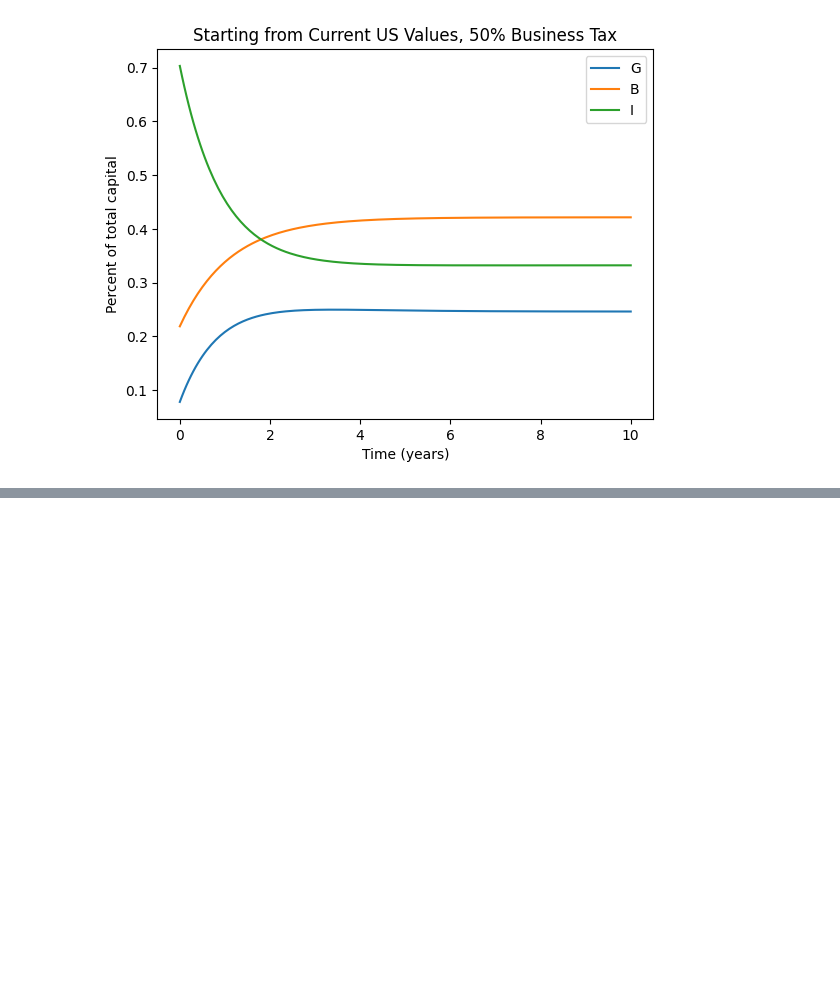
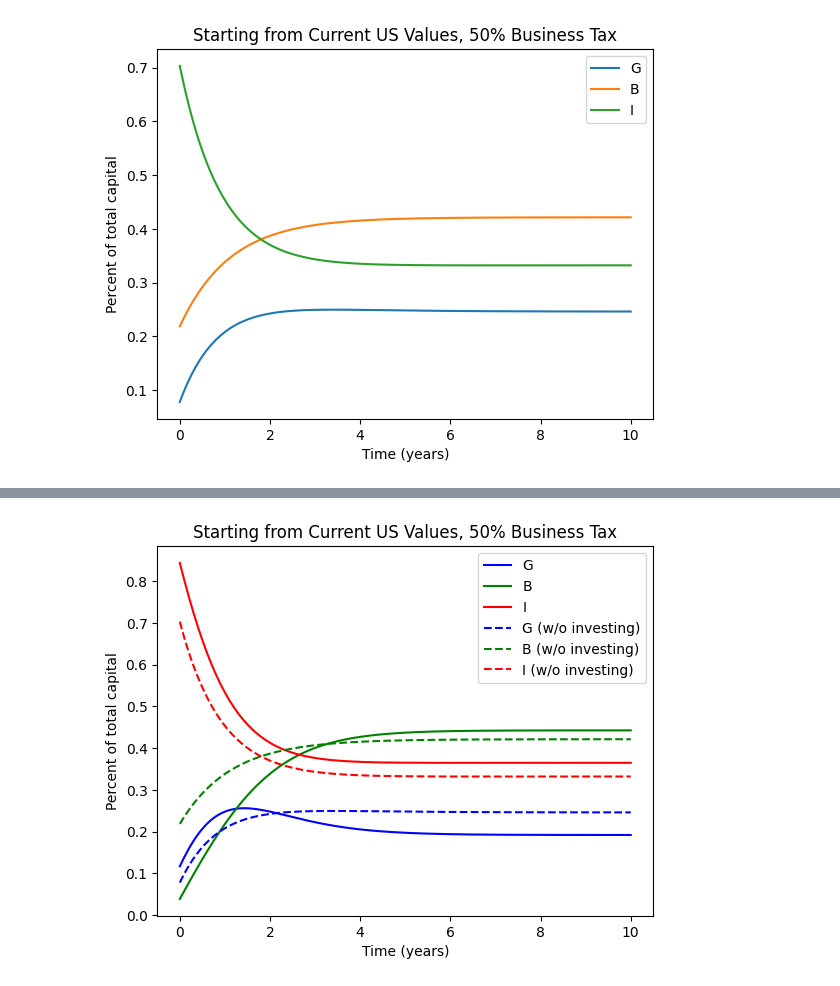
Before and after one commit to TeayounK/Vol4-Project, a Jupyter notebook: models.ipynb, the cells around one changed output, grey strips where cells are left out. Drawn from its saved outputs; the diff is of its cells as text; code cells hidden in the pictures; blank space fills up the shorter version.

```diff
--- a/models.ipynb
+++ b/models.ipynb
@@ -179,0 +219,67 @@ Text(0.5, 1.0, 'Starting from Current US Values, 50% Business Tax')
+# %%
+tau_i = .085
+tau_b = .5
+beta = 0.7
+gamma = 0.5
+alpha = 0.75
+delta = .25
+i_i = 0.2
+i_g = 0.5
+# Make the ODE function
+def ode(t, y):
+    '''defines the ode system'''
+    G = y[0]
+    B = y[1]
+    I = y[2]
+    k1 = i_g/B
+    k3 = i_i/B
+    # Solve explicit parts of the ODE
+    v1 = tau_i*(gamma*B + delta*G) + tau_b*(alpha*I + beta*G) - beta*G - delta*G - i_g*G
+    v2 = alpha*I + beta*G - gamma*B - tau_b*(alpha*I + beta*G) + i_g*G + i_i*I
+    v3 = gamma*B + delta*G - alpha*I - tau_i*(gamma*B + delta*G) - i_i*I
+    # Find cubic coefficients
+    a = k1*k3
+    b = k1 + k3 + k1*k3*(I + G - v1 - v2 - v3)
+    c = 1 + k1*G + k3*I - k1*v1 - k3*v3 - (k1 + k3)*v2
+    d = -v2
+    # Solve cubic for B_dot
+    p = -b/(3*a)
+    q = p**3 + (b*c - 3*a*d)/(6*a**2)
+    r = c/(3*a)
+    B_dot = (q + np.emath.sqrt(q**2 + (r-p**2)**3))**(1./3) + (q - np.emath.sqrt(q**2 + (r-p**2)**3))**(1./3) + p
+    # Get G_dot and I_dot from B_dot value
+    G_dot = (v1+k1*G*B_dot)/(1+k1*B_dot)
+    I_dot = (v3+k3*I*B_dot)/(1+k3*B_dot)
+    return np.array([G_dot, B_dot, I_dot])
+def old_ode(t, y):
+    '''defines the ode system'''
+    return np.array([tau_i*(gamma*y[1] + delta*y[0]) + tau_b*(alpha*y[2] + beta*y[0]) - beta*y[0]-delta*y[0],
+                     alpha*y[2] + beta*y[0] - gamma*y[1] - tau_b*(alpha*y[2] + beta*y[0]),
+                     gamma*y[1] - alpha*y[2] - tau_i*(gamma*y[1] + delta*y[0]) + delta*y[0]])
+# Make the time domain
+t_span = (0, 10)
+# Set the initial conditions
+y0 = np.array([10.,28.,90.])
+y0_investing = np.array([10.*(1-i_g),28.+10*i_g+90*i_i,90.*(1-i_i)])
+y0 /= la.norm(y0,1)
+y0_investing /= la.norm(y0_investing,1)
+# solve the system
+sol = solve_ivp(ode, t_span, y0, max_step=0.05)
+sol2 = solve_ivp(old_ode, t_span, y0, max_step=0.05)
+
+# Plot solution and compare to actual
+plt.subplot(111)
+plt.plot(sol.t,sol.y[0]*(1+i_g), "b-", label="G")
+plt.plot(sol.t,sol.y[1]*1-sol.y[0]*i_g-sol.y[2]*i_i, "g-", label="B")
+plt.plot(sol.t,sol.y[2]*(1+i_i), "r-", label="I")
+plt.plot(sol.t,sol2.y[0], "b--", label="G (w/o investing)")
+plt.plot(sol.t,sol2.y[1], "g--", label="B (w/o investing)")
+plt.plot(sol.t,sol2.y[2], "r--", label="I (w/o investing)")
+plt.legend()
+plt.ylabel("Percent of total capital")
+plt.xlabel("Time (years)")
+plt.title("Starting from Current US Values, 50% Business Tax")
+
+plt.savefig("investing_1.png", dpi = 300)
+# %% [output]
+[figure, added]
```
Also changed, not shown: parts of 2 cells of this notebook, 3 other files.
